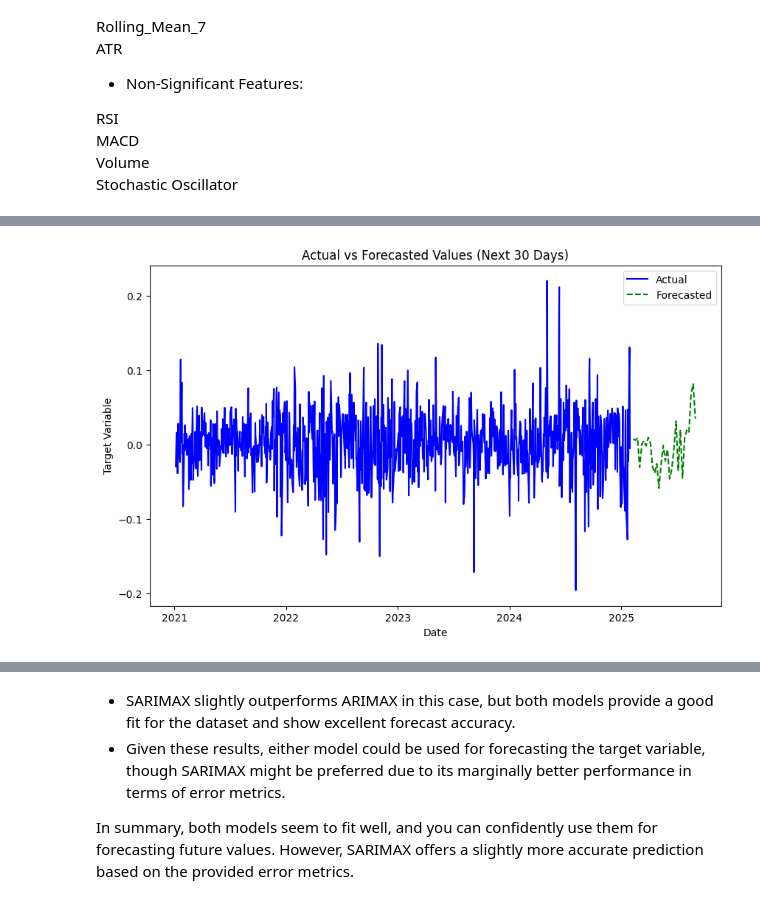
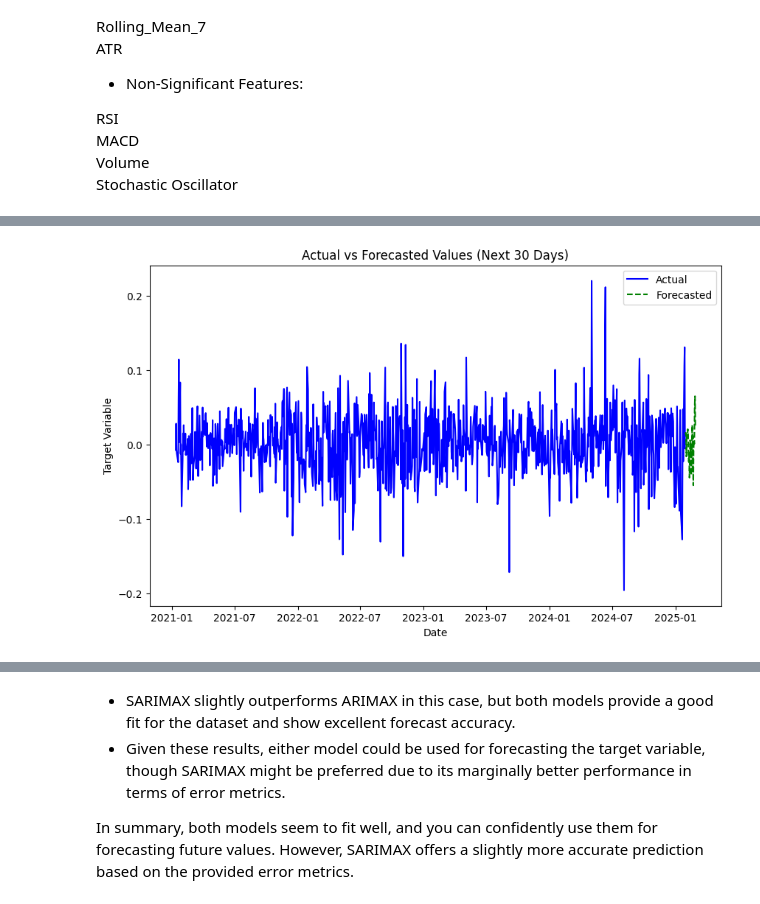
Before and after one commit to Kanchan786786/Capstone_project-, a Jupyter notebook: Sarimax_Arimax Model/5Years_Arimax_Sarimax.ipynb, the cells around one changed output, grey strips where cells are left out. Saved outputs shown, nothing was run; the diff lists cells and outputs as text; code cells hidden in the pictures.

```diff
--- a/Sarimax_Arimax Model/5Years_Arimax_Sarimax.ipynb
+++ b/Sarimax_Arimax Model/5Years_Arimax_Sarimax.ipynb
@@ -491,24 +491,24 @@ plt.show()
 # %%
 # Subset the exogenous features to match the 8 features used in training
 exog_features_scaled = df[['RSI', 'MACD', 'Volume', 'VWAP', 'Close_Lag1', 'Rolling_Mean_7', 'ATR', 'Stochastic_Oscillator']]
 
 # Ensure you're selecting the most recent 30 rows for forecasting
 exog_forecast = exog_features_scaled.iloc[-30:, :]
 
 # Forecasting the next 30 days
 y_pred_future = results.predict(start=len(target), end=len(target) + 29, exog=exog_forecast)
 
 # Plotting the forecasted values
 plt.figure(figsize=(10, 6))
 plt.plot(target.index, target, label='Actual', color='blue')
-plt.plot(pd.date_range(target.index[-1], periods=31, freq='W')[1:], y_pred_future, label='Forecasted', color='green', linestyle='--')
+plt.plot(pd.date_range(target.index[-1], periods=31, freq='D')[1:], y_pred_future, label='Forecasted', color='green', linestyle='--')
 plt.title('Actual vs Forecasted Values (Next 30 Days)')
 plt.xlabel('Date')
 plt.ylabel('Target Variable')
 plt.legend()
 plt.show()
 # %% [output]
-[figure, old version]
+[figure, new version]
 # %%
 #hypertuning
 # %%
```
Also changed, not shown: parts of 25 cells of this notebook, 1 other file.
